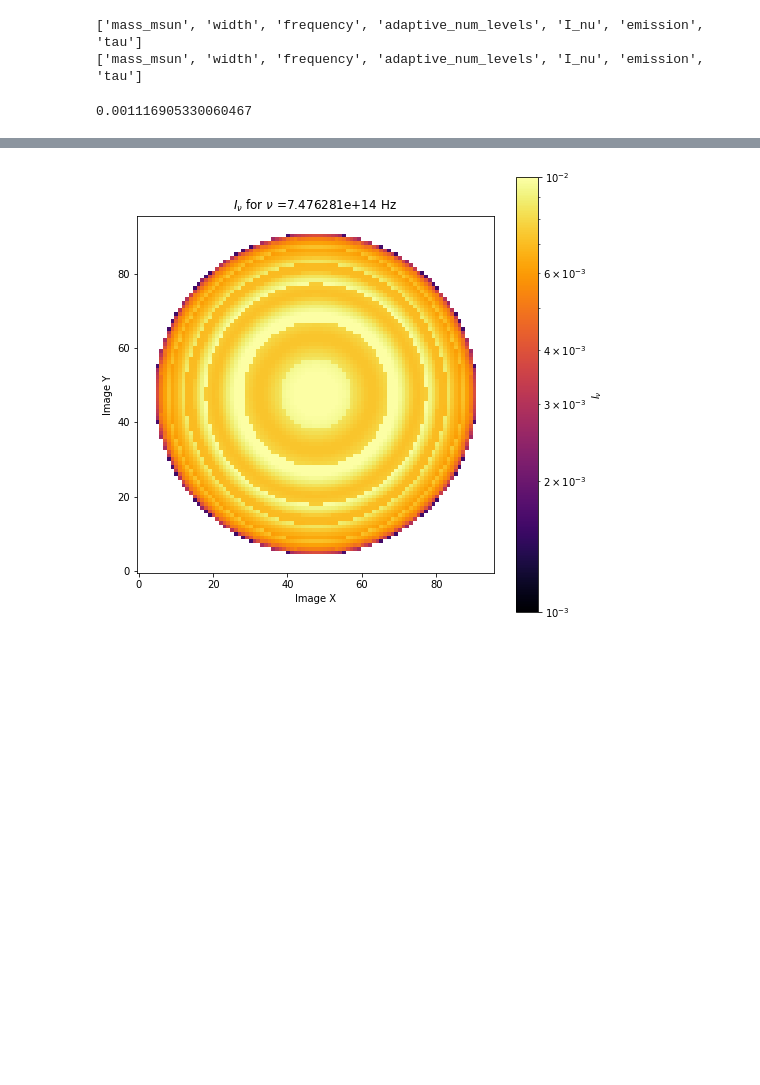
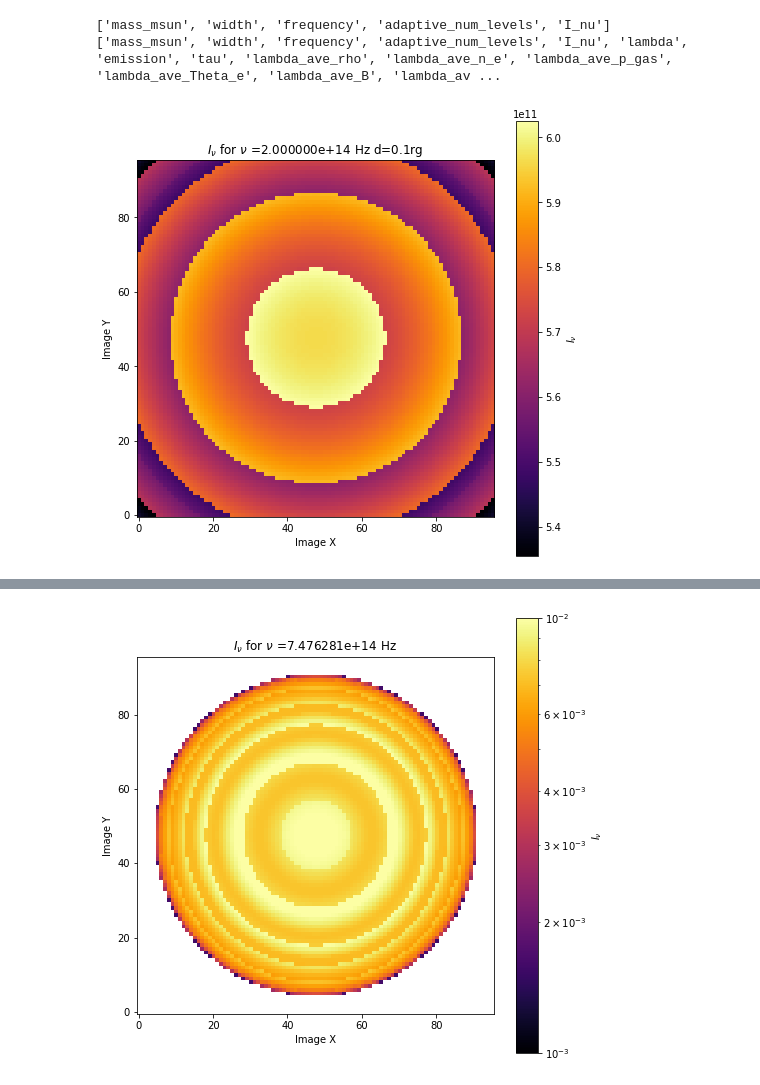
Before and after one commit to thomas-03/blacklight, a Jupyter notebook: scripts/imageFiles.ipynb, the cells around one changed output, grey strips where cells are left out. Drawn from its saved outputs; the diff is of its cells as text; code cells hidden in the pictures; blank space fills up the shorter version.

```diff
--- a/scripts/imageFiles.ipynb
+++ b/scripts/imageFiles.ipynb
@@ -30,14 +30,24 @@ T0=v0**2*mu*mp #temperature unit
 rho0=2*G*Mbh/c**2
 e= 4.80320425e-10
 # %%
-file = np.load('../output/spherical_thomson/test_ff_thom_spherical_deltaTauBig.npz')
+file = np.load('../output/spherical_thomson/mantemp_ff_spherical_i0_r2000_plane.npz')
 print(list(file.keys()))
-file2 = np.load('../output/spherical_thomson/test_ff_thom_spherical.npz')
+file2 = np.load('../output/spherical_thomson/mantemp_ff_ringspherical_i0_r5_plane.npz')
 print(list(file2.keys()))
 # %% [output]
-['mass_msun', 'width', 'frequency', 'adaptive_num_levels', 'I_nu', 'emission', 'tau']
-['mass_msun', 'width', 'frequency', 'adaptive_num_levels', 'I_nu', 'emission', 'tau']
+['mass_msun', 'width', 'frequency', 'adaptive_num_levels', 'I_nu']
+['mass_msun', 'width', 'frequency', 'adaptive_num_levels', 'I_nu', 'lambda', 'emission', 'tau', 'lambda_ave_rho', 'lambda_ave_n_e', 'lambda_ave_p_gas', 'lambda_ave_Theta_e', 'lambda_ave_B', 'lambda_av ...
-# %%
-np.nanmax(file2['I_nu'][0])
-# %% [output]
-0.001116905330060467
+# %%
+fig,ax = plt.subplots(figsize=(8,8))
+frequencies = np.array(file['frequency'][0])
+plt.imshow(file['length'],cmap='inferno',origin='lower')
+plt.colorbar(label="$I_\\nu$")
+plt.xlabel('Image X')
+plt.ylabel('Image Y')
+plt.title("$I_\\nu$ for $\\nu$ ={freq:e} Hz d=0.1rg".format(freq=frequencies))
+#plt.title('$I_\\nu$ w middle for i=90')
+
+#plt.savefig('../plots/cbdisk/ff_tabular/i45_cbdisk_Inu.png', bbox_inches='tight', dpi=300)
+plt.show()
+# %% [output]
+[figure, added]
```
Also changed, not shown: parts of 9 cells of this notebook, 12 other files.
